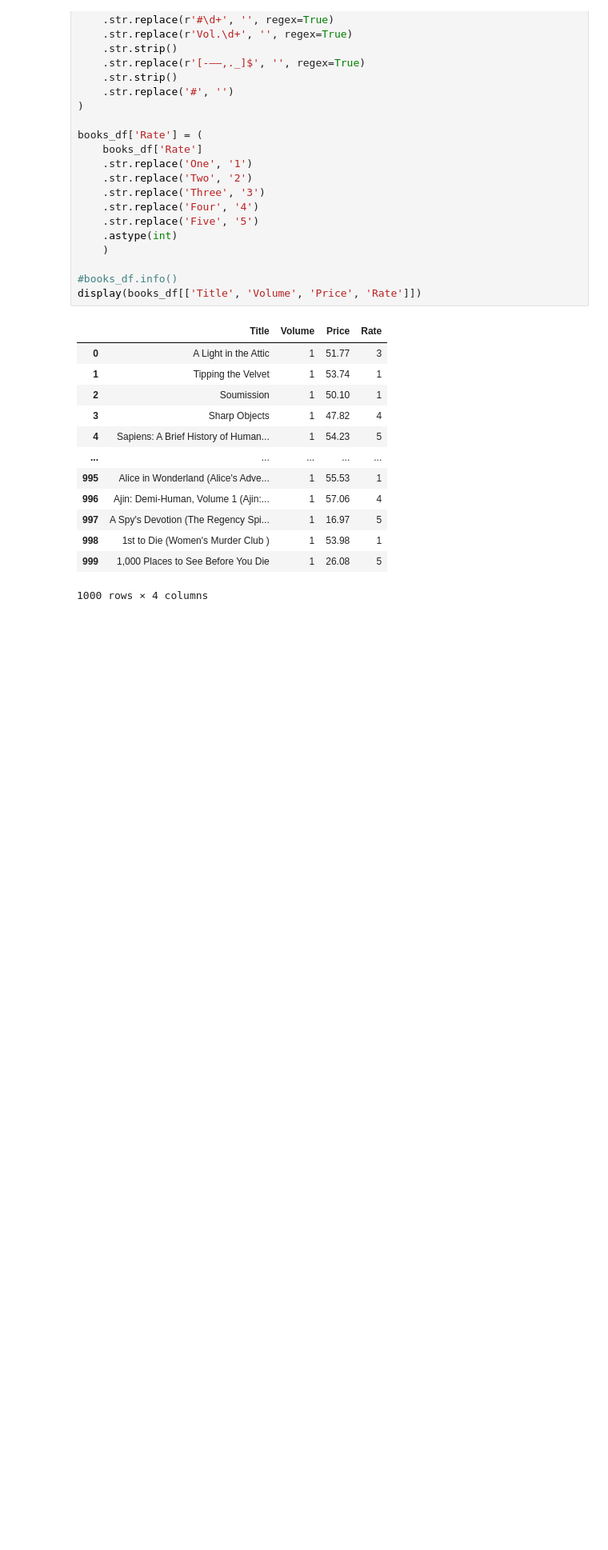
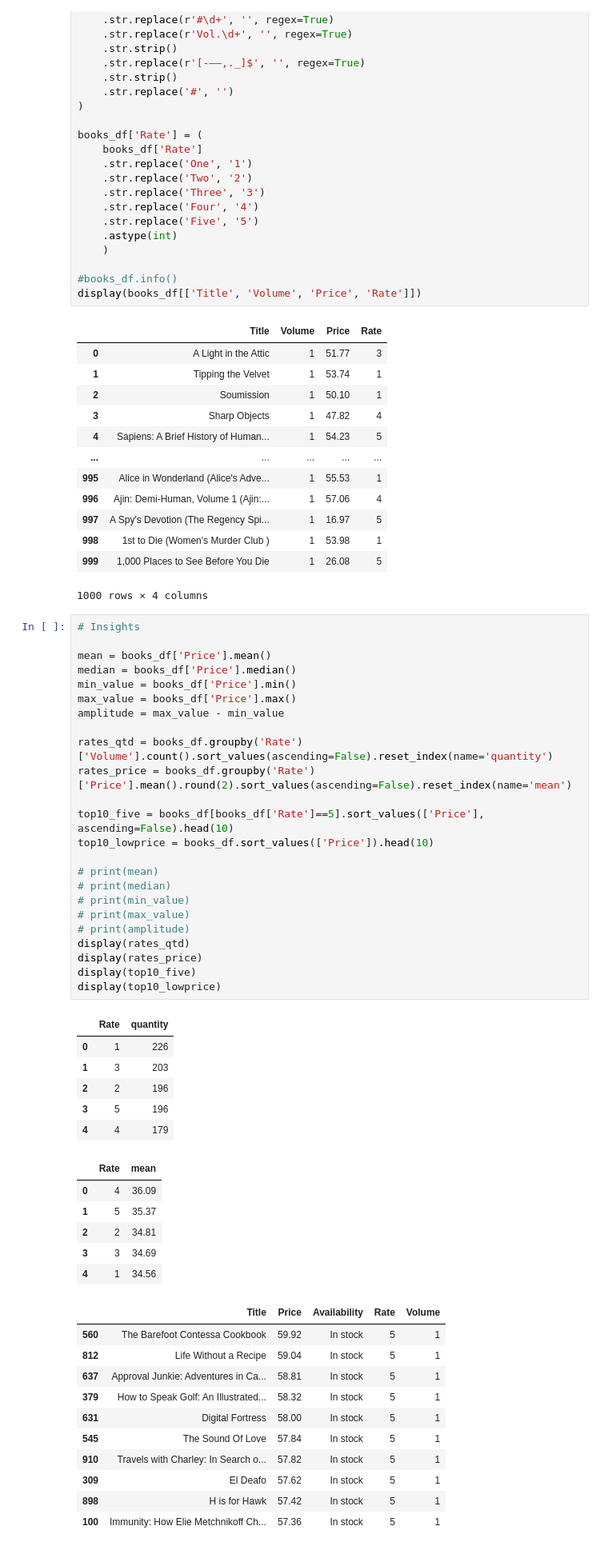
Before and after one commit to sim0naci/data-analysis-project, a Jupyter notebook: project.ipynb, the cells around one changed output. Shown at 80% size. Drawn from its saved outputs; the diff is of its cells as text; blank space fills up the shorter version.

```diff
--- a/project.ipynb
+++ b/project.ipynb
@@ -65,3 +67,51 @@ display(books_df[['Title', 'Volume', 'Price', 'Rate']])
 | 998 | 1st to Die (Women's Murder Club ) | 1 | 53.98 | 1 |
 | 999 | 1,000 Places to See Before You Die | 1 | 26.08 | 5 |
 1000 rows × 4 columns
+# %%
+# Insights
+
+mean = books_df['Price'].mean()
+median = books_df['Price'].median()
+min_value = books_df['Price'].min()
+max_value = books_df['Price'].max()
+amplitude = max_value - min_value
+
+rates_qtd = books_df.groupby('Rate')['Volume'].count().sort_values(ascending=False).reset_index(name='quantity')
+rates_price = books_df.groupby('Rate')['Price'].mean().round(2).sort_values(ascending=False).reset_index(name='mean')
+
+top10_five = books_df[books_df['Rate']==5].sort_values(['Price'], ascending=False).head(10)
+top10_lowprice = books_df.sort_values(['Price']).head(10)
+
+# print(mean)
+# print(median)
+# print(min_value)
+# print(max_value)
+# print(amplitude)
+display(rates_qtd)
+display(rates_price)
+display(top10_five)
+display(top10_lowprice)
+# %% [output]
+|  | Rate | quantity |
+| 0 | 1 | 226 |
+| 1 | 3 | 203 |
+| 2 | 2 | 196 |
+| 3 | 5 | 196 |
+| 4 | 4 | 179 |
+|  | Rate | mean |
+| 0 | 4 | 36.09 |
+| 1 | 5 | 35.37 |
+| 2 | 2 | 34.81 |
+| 3 | 3 | 34.69 |
+| 4 | 1 | 34.56 |
+|  | Title | Price | Availability | Rate | Volume |
+| 560 | The Barefoot Contessa Cookbook | 59.92 | In stock | 5 | 1 |
+| 812 | Life Without a Recipe | 59.04 | In stock | 5 | 1 |
+| 637 | Approval Junkie: Adventures in Ca... | 58.81 | In stock | 5 | 1 |
+| 379 | How to Speak Golf: An Illustrated... | 58.32 | In stock | 5 | 1 |
+| 631 | Digital Fortress | 58.00 | In stock | 5 | 1 |
+| 545 | The Sound Of Love | 57.84 | In stock | 5 | 1 |
+| 910 | Travels with Charley: In Search o... | 57.82 | In stock | 5 | 1 |
+| 309 | El Deafo | 57.62 | In stock | 5 | 1 |
+| 898 | H is for Hawk | 57.42 | In stock | 5 | 1 |
+| 100 | Immunity: How Elie Metchnikoff Ch... | 57.36 | In stock | 5 | 1 |
```
Also changed, not shown: parts of 3 cells of this notebook.
